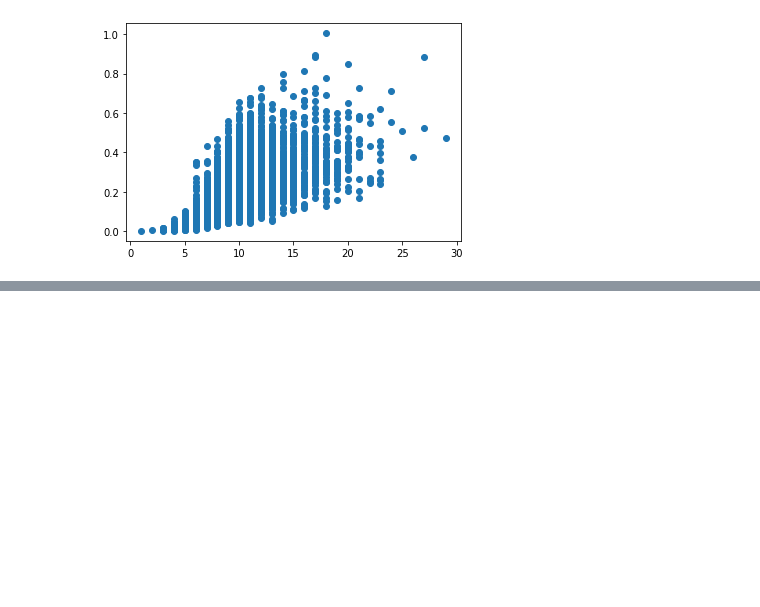
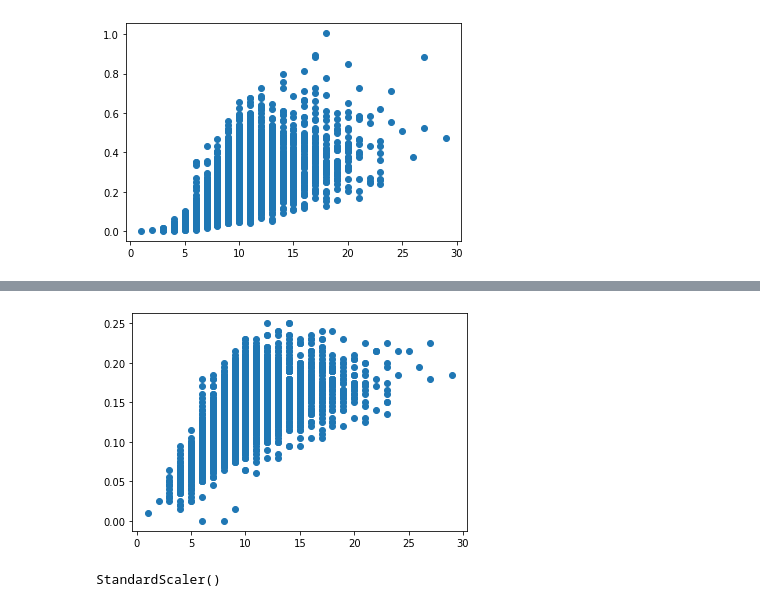
Before and after one commit to d0rtilla/AbaloneAgePredictionProject, a Jupyter notebook: Abalone_Age_Prediction.ipynb, the cells around one changed output, grey strips where cells are left out. Saved outputs shown, nothing was run; the diff lists cells and outputs as text; code cells hidden in the pictures; blank space fills up the shorter version.

Commit message:
Tried Multiple Linear Regression without 2 Height outliers

```diff
--- a/Abalone_Age_Prediction.ipynb
+++ b/Abalone_Age_Prediction.ipynb
@@ -194,0 +206,10 @@ plt.show()
+# %%
+df_no_outliers = df.drop(index = [1417, 2051])
+# %%
+x_no = df_no_outliers["Rings"]
+height_no = df_no_outliers["Height"]
+
+plt.scatter(x_no, height_no)
+plt.show()
+# %% [output]
+[figure, added]
@@ -194,0 +225,4 @@ plt.show()
+# %%
+scaler_no.fit(X_no_train)
+# %% [output]
+StandardScaler()
```
Also changed, not shown: parts of 11 cells of this notebook.
